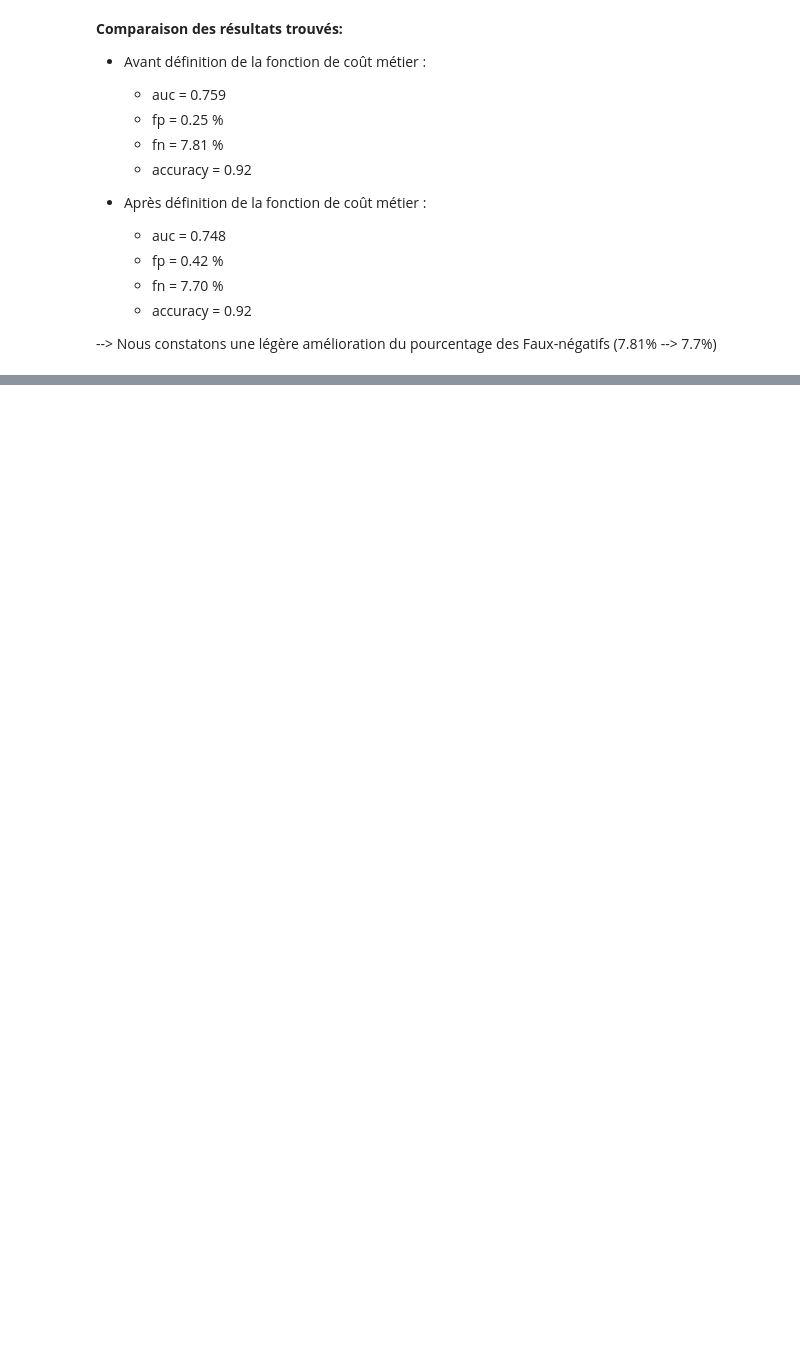
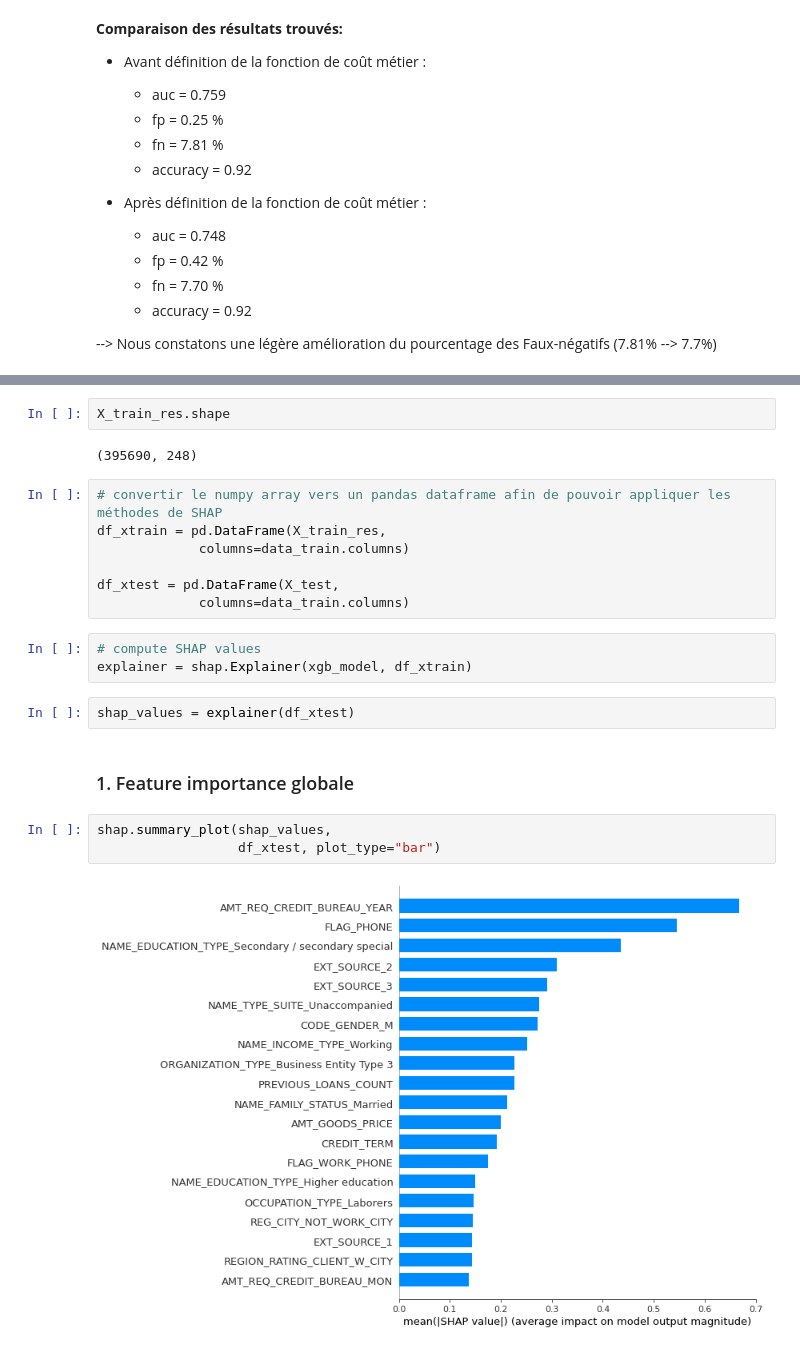
Before and after one commit to Soumaya-kh/scoring_model, a Jupyter notebook: P7_02_modelisation.ipynb, the cells around one changed output, grey strips where cells are left out. Cells and saved outputs as stored; diff of their text form; blank space fills up the shorter version.

Commit message:
add: - Feature importance locale/globale

```diff
--- a/P7_02_modelisation.ipynb
+++ b/P7_02_modelisation.ipynb
@@ -555,0 +619,23 @@ weighted avg       0.88      0.92      0.89     92254
+# %%
+X_train_res.shape
+# %% [output]
+(395690, 248)
+# %%
+# convertir le numpy array vers un pandas dataframe afin de pouvoir appliquer les méthodes de SHAP
+df_xtrain = pd.DataFrame(X_train_res,
+             columns=data_train.columns)
+
+df_xtest = pd.DataFrame(X_test,
+             columns=data_train.columns)
+# %%
+# compute SHAP values
+explainer = shap.Explainer(xgb_model, df_xtrain)
+# %%
+shap_values = explainer(df_xtest)
+# %% [markdown]
+### 1. Feature importance globale
+# %%
+shap.summary_plot(shap_values,
+                  df_xtest, plot_type="bar")
+# %% [output]
+[figure, added]
```
Also changed, not shown: parts of 25 cells of this notebook.
